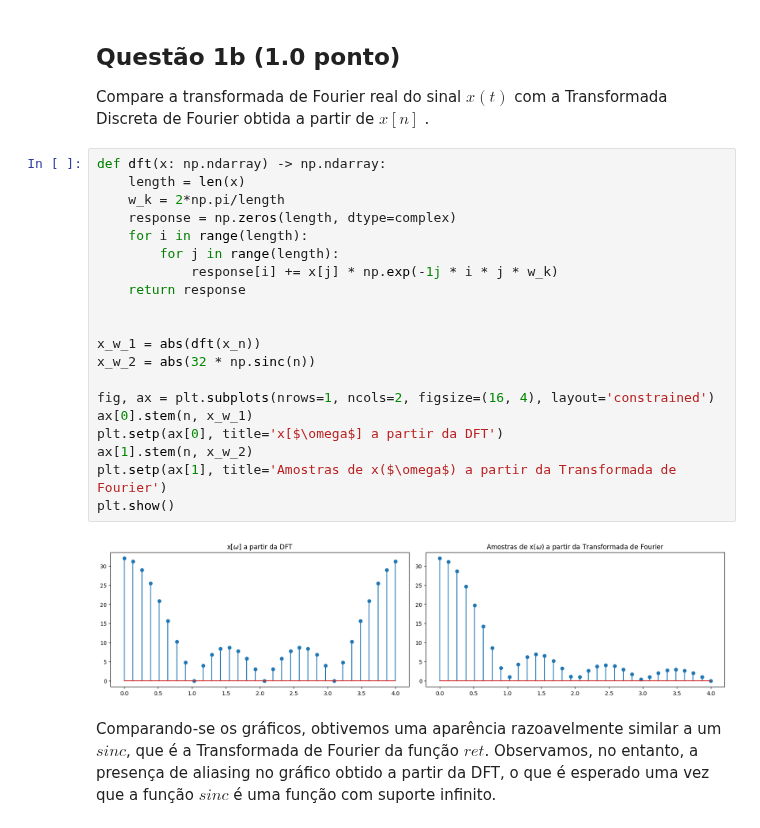
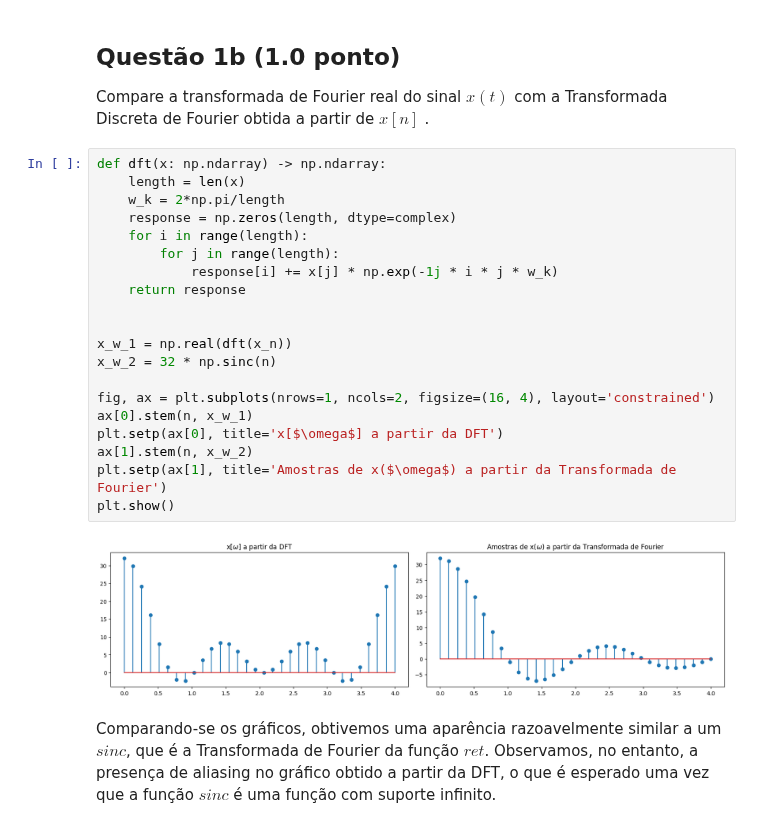
Before and after one commit to akaTsunemori/signal-processing-studies, a Jupyter notebook: projeto-3/projeto3.ipynb, the cells around one changed output. Cells and saved outputs as stored; diff of their text form.

```diff
--- a/projeto-3/projeto3.ipynb
+++ b/projeto-3/projeto3.ipynb
@@ -66,25 +66,25 @@ Compare a transformada de Fourier real do sinal $x\left(t\right)$ com a Transfor
 # %%
 def dft(x: np.ndarray) -> np.ndarray:
     length = len(x)
     w_k = 2*np.pi/length
     response = np.zeros(length, dtype=complex)
     for i in range(length):
         for j in range(length):
             response[i] += x[j] * np.exp(-1j * i * j * w_k)
     return response
 
 
-x_w_1 = abs(dft(x_n))
-x_w_2 = abs(32 * np.sinc(n))
+x_w_1 = np.real(dft(x_n))
+x_w_2 = 32 * np.sinc(n)
 
 fig, ax = plt.subplots(nrows=1, ncols=2, figsize=(16, 4), layout='constrained')
 ax[0].stem(n, x_w_1)
 plt.setp(ax[0], title='x[$\omega$] a partir da DFT')
 ax[1].stem(n, x_w_2)
 plt.setp(ax[1], title='Amostras de x($\omega$) a partir da Transformada de Fourier')
 plt.show()
 # %% [output]
-[figure, old version]
+[figure, new version]
 # %% [markdown]
 Comparando-se os gráficos, obtivemos uma aparência razoavelmente similar a um $sinc$, que é a Transformada de Fourier da função $ret$. Observamos, no entanto, a presença de aliasing no gráfico obtido a partir da DFT, o que é esperado uma vez que a função $sinc$ é uma função com suporte infinito.
 # %% [markdown]
```
Also changed, not shown: parts of 2 cells of this notebook.
